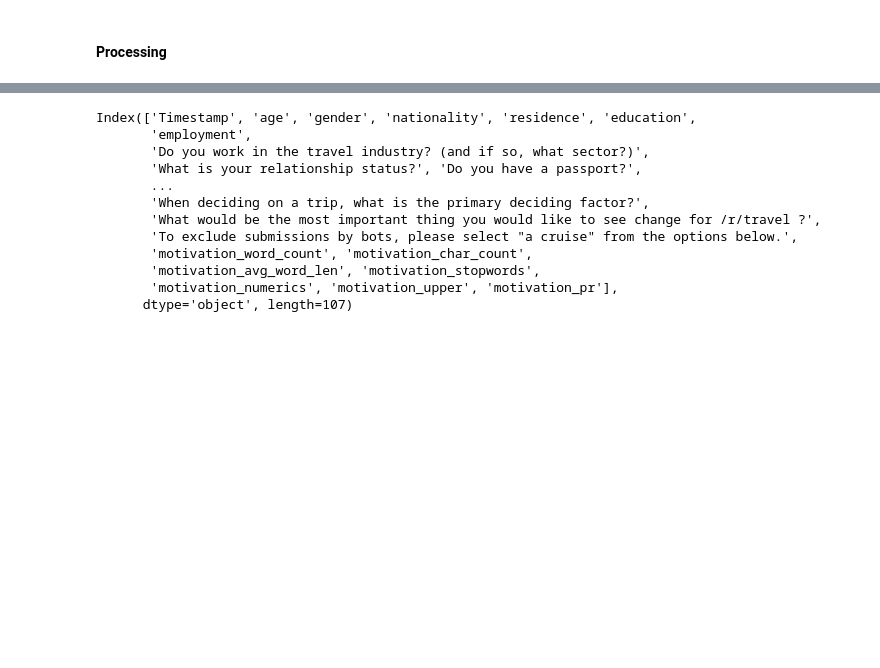
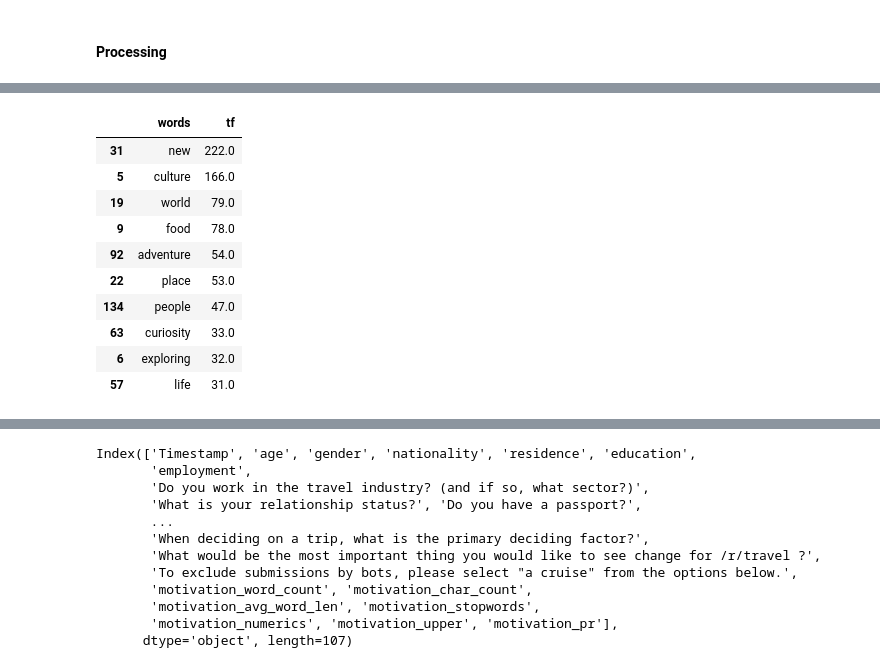
Before and after one commit to Ecboxer/travel, a Jupyter notebook: notebooks/explore.ipynb, the cells around one changed output, grey strips where cells are left out. Cells and saved outputs as stored; diff of their text form; code cells hidden in the pictures; blank space fills up the shorter version.

```diff
--- a/notebooks/explore.ipynb
+++ b/notebooks/explore.ipynb
@@ -1028,0 +1062,14 @@ See the caveats in the documentation: http://pandas.pydata.org/pandas-docs/stabl
+# %%
+tf.sort_values(by='tf', ascending = False)[:10]
+# %% [output]
+|  | words | tf |
+| 31 | new | 222.0 |
+| 5 | culture | 166.0 |
+| 19 | world | 79.0 |
+| 9 | food | 78.0 |
+| 92 | adventure | 54.0 |
+| 22 | place | 53.0 |
+| 134 | people | 47.0 |
+| 63 | curiosity | 33.0 |
+| 6 | exploring | 32.0 |
+| 57 | life | 31.0 |
```
Also changed, not shown: parts of 9 cells of this notebook.
